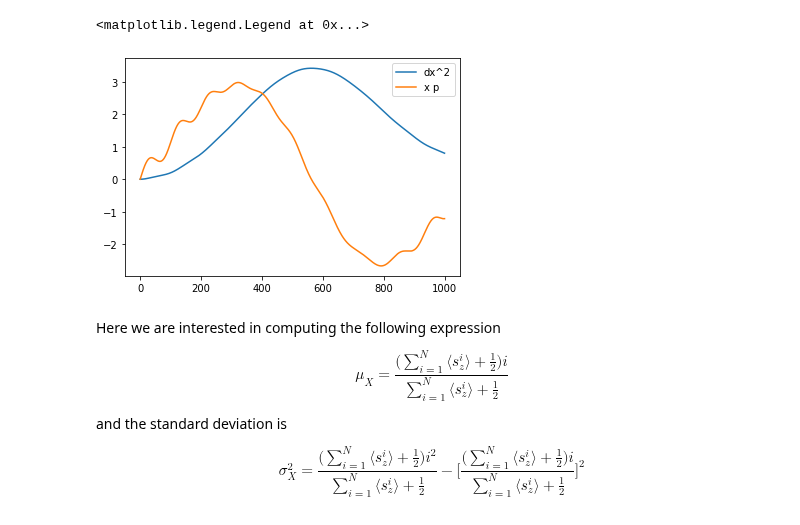
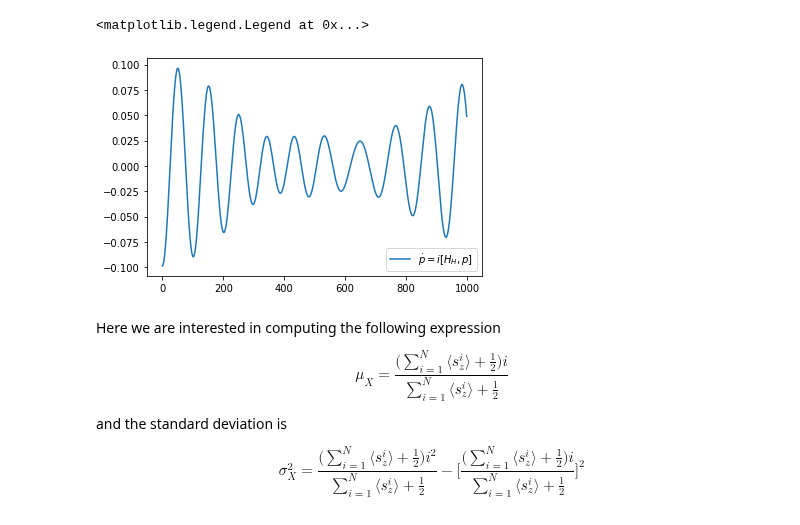
Before and after one commit to tomi-cuentitas/Spin-Chains-, a Jupyter notebook: (Redefined)_corr_xop_v_pop_H_SpinChain.ipynb, the cells around one changed output. Saved outputs shown, nothing was run; the diff lists cells and outputs as text; code cells hidden in the pictures.

```diff
--- a/(Redefined)_corr_xop_v_pop_H_SpinChain.ipynb
+++ b/(Redefined)_corr_xop_v_pop_H_SpinChain.ipynb
@@ -31,6 +34,7 @@ import cmath
 from qutip import *
 # %%
 ### XYZ Heisenberg model
+N=5
 
 solver = "me"
 id2 = qeye(2)
@@ -97,6 +101,8 @@ def hamiltonian_integration(N, Jx, Jy, Jz, h, psi_0, tlist, gamma=1e-10, solver=
     p_op = 1j*(x_op*H_H-H_H*x_op)
     corr_op = .5*(x_op*p_op+p_op*x_op)
     comm_op = -1j*(x_op*p_op-p_op*x_op)
+    p_dot = 1j*(H_H * p_op - p_op * H_H)
+
 
     # collapse operators
     c_op_list = []
@@ -106,7 +112,7 @@ def hamiltonian_integration(N, Jx, Jy, Jz, h, psi_0, tlist, gamma=1e-10, solver=
         if gamma[n] > 0.0:
             c_op_list.append(np.sqrt(gamma[n]) * sz_list[n])
 
-    obs = [x_op, p_op, x_op**2,p_op**2, corr_op, comm_op]
+    obs = [x_op, p_op, x_op**2,p_op**2, corr_op, p_dot]
 
     if solver == "me":
         result_spin_ops = mesolve(H_H, psi0, tlist, c_op_list, obs)
@@ -118,17 +124,17 @@ def hamiltonian_integration(N, Jx, Jy, Jz, h, psi_0, tlist, gamma=1e-10, solver=
 # %%
 results = hamiltonian_integration(N, Jx, Jy, Jz, h, psi0, tlist, gamma, solver)
 
 #plt.plot(results[0],label="x")
 #plt.plot(results[1],label="p")
-plt.plot(results[2]-results[0]**2,label="dx^2")
+#plt.plot(results[2]-results[0]**2,label="dx^2")
 #plt.plot(results[3]-results[1]**2,label="dp^2")
-plt.plot(-6*(results[4]-results[0]*results[1]),label="x p ")
-# plt.plot(results[5],label="[x ,p]")
+#plt.plot(-6*(results[4]-results[0]*results[1]),label="x p ")
+plt.plot(results[5],label="$\dot{p}= i[H_H,p]$")
 #plt.plot(results[3],label="comm")
 plt.legend()
 # %% [output]
 <matplotlib.legend.Legend at 0x...>
-[figure, old version]
+[figure, new version]
 # %% [markdown]
 Here we are interested in computing the following expression
 
```
Also changed, not shown: parts of 1 cell of this notebook.
